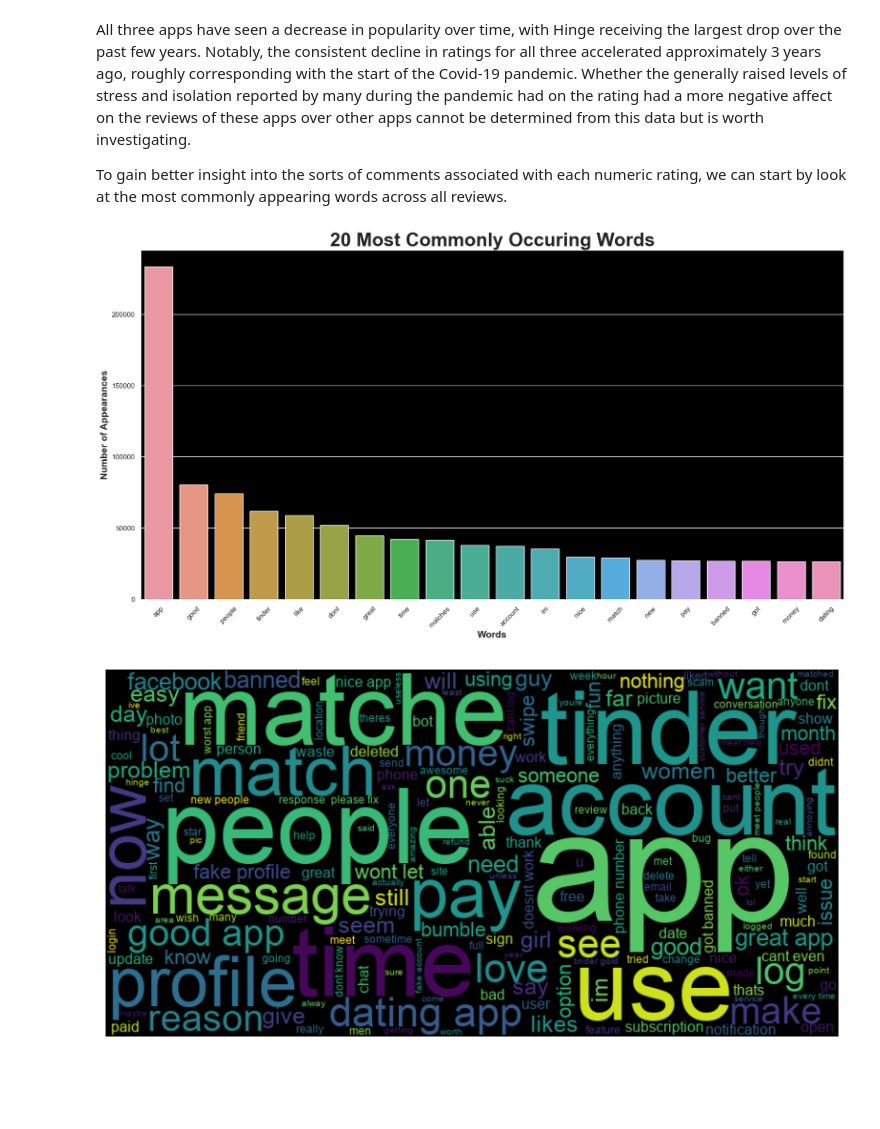
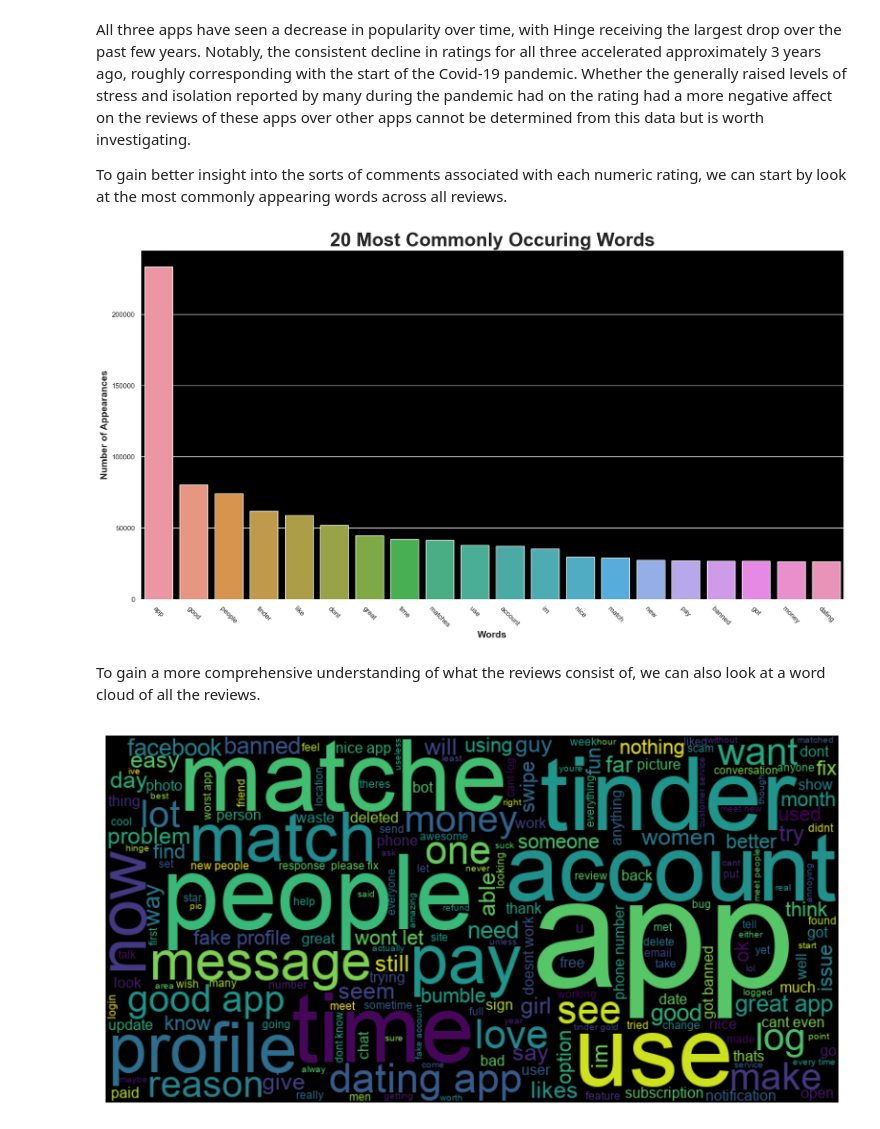
Before and after one commit to the-ethical-ai/Dating_Apps, a Jupyter notebook: dating_app_reviews.ipynb, the cells around one changed output. Cells and saved outputs as stored; diff of their text form; code cells hidden in the pictures; blank space fills up the shorter version.

Commit message:
finished all code for visuals

```diff
--- a/dating_app_reviews.ipynb
+++ b/dating_app_reviews.ipynb
@@ -307,33 +307,35 @@ To gain better insight into the sorts of comments associated with each numeric r
 # %%
 ### Determining the most commonly appearing words
 
 # removing the stopwords
 stop_words = set(stopwords.words('english'))
 def remove_stopwords(text):
     tokens = nltk.word_tokenize(text)
     filtered_tokens = [token for token in tokens if token.lower() not in stop_words]
     return ' '.join(filtered_tokens)
 df['reviews_no_stopwords'] = df['cleaned_reviews'].apply(remove_stopwords)
 
 # vectorizing the words
 c = CountVectorizer(stop_words = 'english')
 word = c.fit_transform(df.reviews_no_stopwords)
 word_sum = word.sum(axis = 0)
 
 # determining the actual frequencies
 word_freq = [(word, word_sum[0,i]) for word, i in c.vocabulary_.items()]
 word_freq = sorted(word_freq, key = lambda x:x[1], reverse = True)
 word_freq_df = pd.DataFrame(word_freq, columns = ['Word', 'Frequency'])
 
 # drawing the barplot
 bar2 = sns.barplot(data = word_freq_df.head(20), x = 'Word', y = 'Frequency');
 sns.set(rc = {'figure.figsize': (20, 10)});
-plt.xticks(rotation = 45);
+plt.xticks(rotation = 315);
 bar2.set_title('20 Most Commonly Occuring Words', fontsize = 30, fontweight = 'bold')
 bar2.set_ylabel('Number of Appearances', fontsize = 15, fontweight = 'bold')
 bar2.set_xlabel('Words', fontsize = 15, fontweight = 'bold')
 bar2.set_facecolor('black')
 plt.show()
 # %% [output]
-[figure, old version]
+[figure, new version]
+# %% [markdown]
+To gain a more comprehensive understanding of what the reviews consist of, we can also look at a word cloud of all the reviews.
 # %%
```
Also changed, not shown: parts of 9 cells of this notebook.
